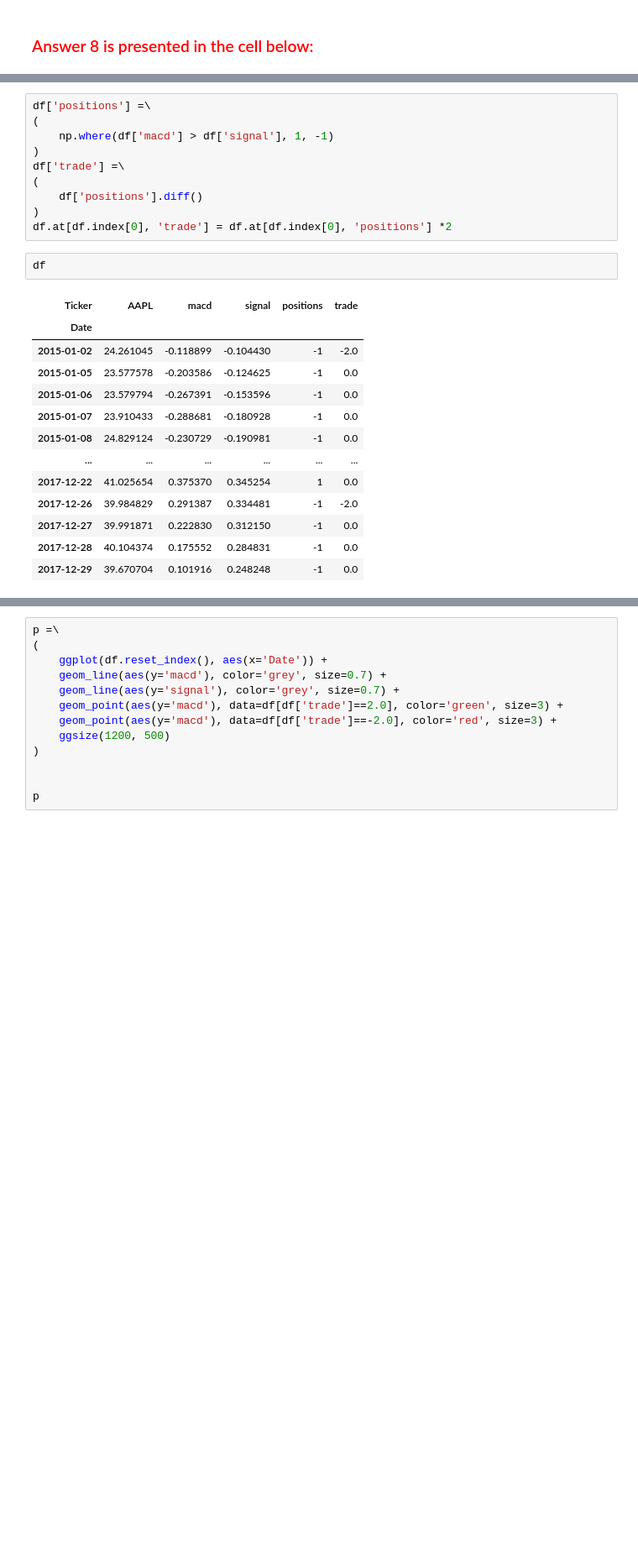
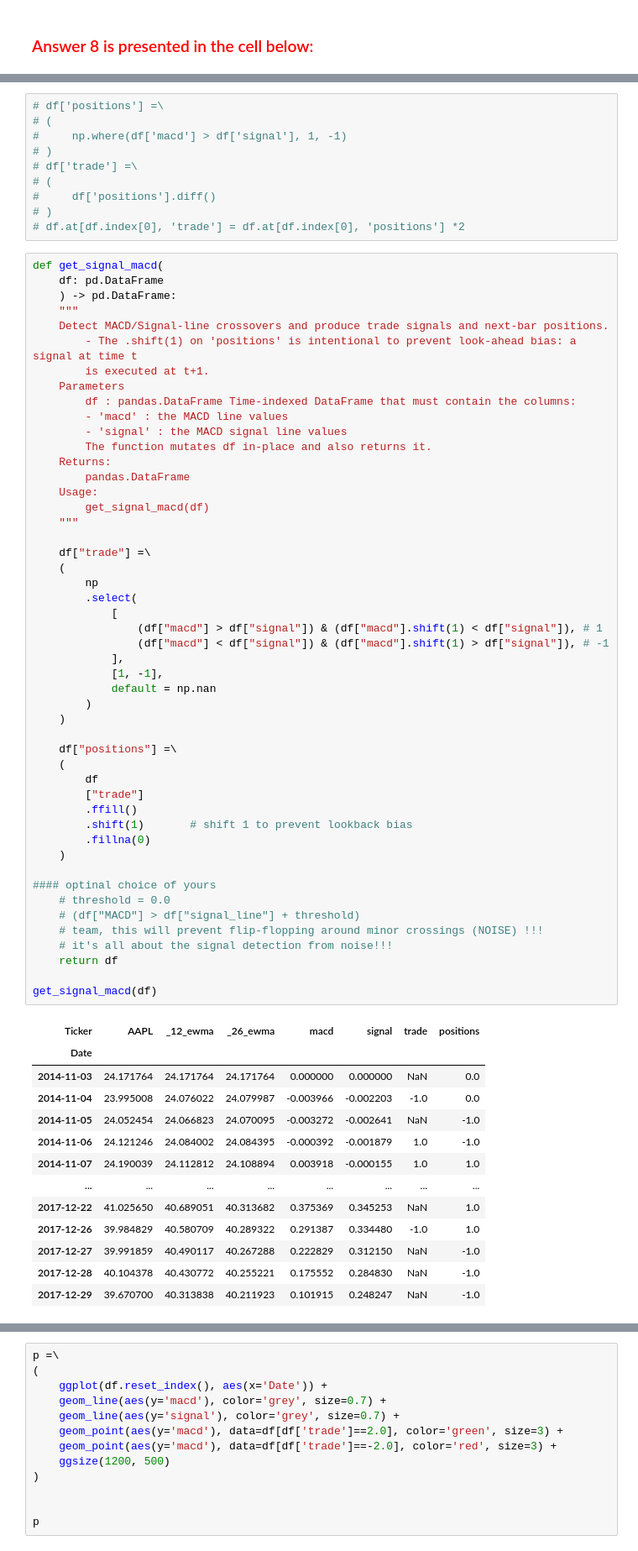
Before and after one commit to changjulian17/qf627, a Jupyter notebook: problem_set_5/QF627_Problem_Set_5 (2).ipynb, the cells around one changed output, grey strips where cells are left out. Shown at 84% size. Cells and saved outputs as stored; diff of their text form; blank space fills up the shorter version.

```diff
--- a/problem_set_5/QF627_Problem_Set_5 (2).ipynb
+++ b/problem_set_5/QF627_Problem_Set_5 (2).ipynb
@@ -452,26 +475,73 @@ df
 # %%
-df['positions'] =\
-(
-    np.where(df['macd'] > df['signal'], 1, -1)
-)
-df['trade'] =\
-(
-    df['positions'].diff()
-)
-df.at[df.index[0], 'trade'] = df.at[df.index[0], 'positions'] *2
+# df['positions'] =\
+# (
+#     np.where(df['macd'] > df['signal'], 1, -1)
+# )
+# df['trade'] =\
+# (
+#     df['positions'].diff()
+# )
+# df.at[df.index[0], 'trade'] = df.at[df.index[0], 'positions'] *2
 # %%
-df
+def get_signal_macd(
+    df: pd.DataFrame
+    ) -> pd.DataFrame:
+    """
+    Detect MACD/Signal-line crossovers and produce trade signals and next-bar positions.
+        - The .shift(1) on 'positions' is intentional to prevent look-ahead bias: a signal at time t
+        is executed at t+1.
+    Parameters
+        df : pandas.DataFrame Time-indexed DataFrame that must contain the columns:
+        - 'macd' : the MACD line values
+        - 'signal' : the MACD signal line values
+        The function mutates df in-place and also returns it.
+    Returns:
+        pandas.DataFrame
+    Usage:
+        get_signal_macd(df)
+    """
+
+    df["trade"] =\
+    (
+        np
+        .select(
+            [
+                (df["macd"] > df["signal"]) & (df["macd"].shift(1) < df["signal"]), # 1
+                (df["macd"] < df["signal"]) & (df["macd"].shift(1) > df["signal"]), # -1
+            ],
+            [1, -1],
+            default = np.nan
+        )
+    )
+
+    df["positions"] =\
+    (
+        df
+        ["trade"]
+        .ffill()
+        .shift(1)       # shift 1 to prevent lookback bias
+        .fillna(0)
+    )
+
+#### optinal choice of yours
+    # threshold = 0.0
+    # (df["MACD"] > df["signal_line"] + threshold)
+    # team, this will prevent flip-flopping around minor crossings (NOISE) !!!
+    # it's all about the signal detection from noise!!!
+    return df
+
+get_signal_macd(df)
 # %% [output]
-| Ticker | AAPL | macd | signal | positions | trade |
-| Date |  |  |  |  |  |
-| 2015-01-02 | 24.261045 | -0.118899 | -0.104430 | -1 | -2.0 |
-| 2015-01-05 | 23.577578 | -0.203586 | -0.124625 | -1 | 0.0 |
-| 2015-01-06 | 23.579794 | -0.267391 | -0.153596 | -1 | 0.0 |
-| 2015-01-07 | 23.910433 | -0.288681 | -0.180928 | -1 | 0.0 |
-| 2015-01-08 | 24.829124 | -0.230729 | -0.190981 | -1 | 0.0 |
-| ... | ... | ... | ... | ... | ... |
-| 2017-12-22 | 41.025654 | 0.375370 | 0.345254 | 1 | 0.0 |
-| 2017-12-26 | 39.984829 | 0.291387 | 0.334481 | -1 | -2.0 |
-| 2017-12-27 | 39.991871 | 0.222830 | 0.312150 | -1 | 0.0 |
-| 2017-12-28 | 40.104374 | 0.175552 | 0.284831 | -1 | 0.0 |
-| 2017-12-29 | 39.670704 | 0.101916 | 0.248248 | -1 | 0.0 |
+| Ticker | AAPL | _12_ewma | _26_ewma | macd | signal | trade | positions |
+| Date |  |  |  |  |  |  |  |
+| 2014-11-03 | 24.171764 | 24.171764 | 24.171764 | 0.000000 | 0.000000 | NaN | 0.0 |
+| 2014-11-04 | 23.995008 | 24.076022 | 24.079987 | -0.003966 | -0.002203 | -1.0 | 0.0 |
+| 2014-11-05 | 24.052454 | 24.066823 | 24.070095 | -0.003272 | -0.002641 | NaN | -1.0 |
+| 2014-11-06 | 24.121246 | 24.084002 | 24.084395 | -0.000392 | -0.001879 | 1.0 | -1.0 |
+| 2014-11-07 | 24.190039 | 24.112812 | 24.108894 | 0.003918 | -0.000155 | 1.0 | 1.0 |
+| ... | ... | ... | ... | ... | ... | ... | ... |
+| 2017-12-22 | 41.025650 | 40.689051 | 40.313682 | 0.375369 | 0.345253 | NaN | 1.0 |
+| 2017-12-26 | 39.984829 | 40.580709 | 40.289322 | 0.291387 | 0.334480 | -1.0 | 1.0 |
+| 2017-12-27 | 39.991859 | 40.490117 | 40.267288 | 0.222829 | 0.312150 | NaN | -1.0 |
+| 2017-12-28 | 40.104378 | 40.430772 | 40.255221 | 0.175552 | 0.284830 | NaN | -1.0 |
+| 2017-12-29 | 39.670700 | 40.313838 | 40.211923 | 0.101915 | 0.248247 | NaN | -1.0 |
```
Also changed, not shown: parts of 38 cells of this notebook, 3 other files.
